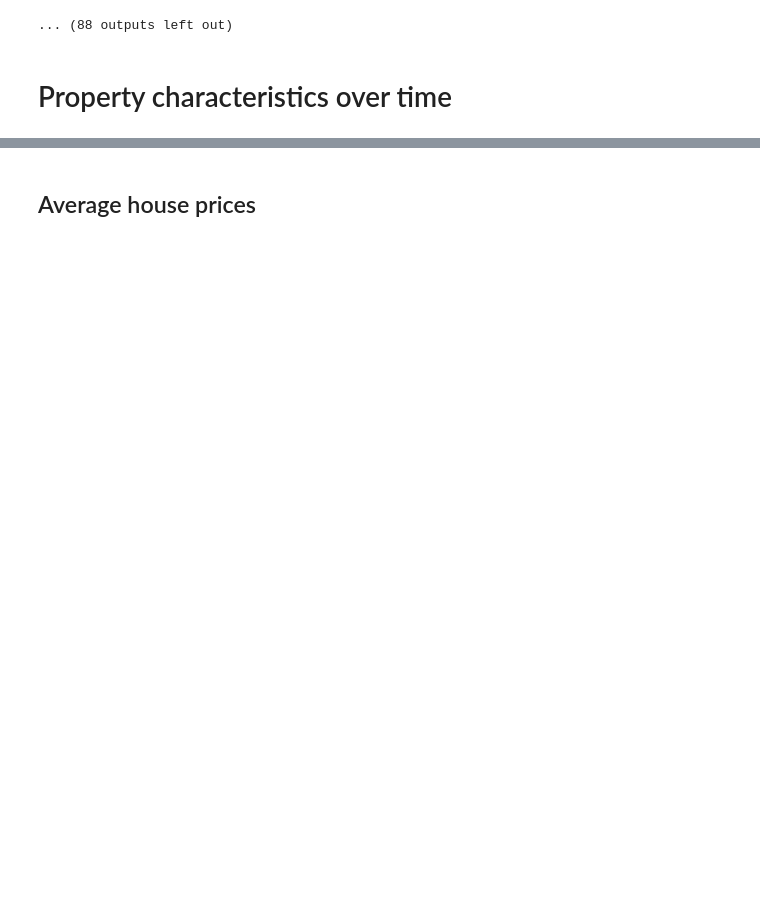
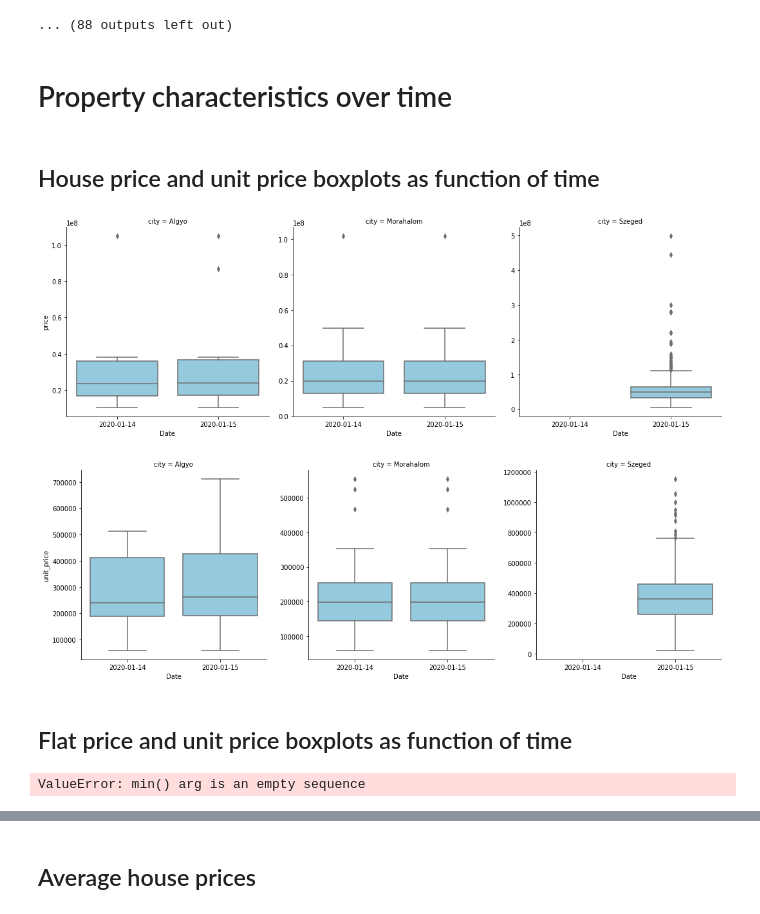
Before and after one commit to diveki/Property-finder, a Jupyter notebook: Summary_for_flats_template.ipynb, the cells around one changed output, grey strips where cells are left out. Saved outputs shown, nothing was run; the diff lists cells and outputs as text; code cells hidden in the pictures; blank space fills up the shorter version.

Commit message:
temporally evolving boxplot added

```diff
--- a/Summary_for_flats_template.ipynb
+++ b/Summary_for_flats_template.ipynb
@@ -30,3 +27,38 @@ Reloaded
 ... (88 outputs left out)
 # %% [markdown]
 # Property characteristics over time
+# %%
+# read data
+# list of results
+dir_list = os.listdir('Data')
+df = pd.DataFrame()
+cities = list(set([item[key] for item in search_params for key in item.keys() if key == 'city']))
+
+for item in dir_list:
+    pn = os.path.join('Data', item)
+    tmp = pd.read_excel(pn)
+    df = pd.concat([df, tmp], sort=False)
+# %%
+def boxplot_history(df, y='price', city='Szeged', prop_type='House', color='skyblue'):
+    if 'Date' not in df.columns:
+        raise KeyError('`Date` column has to be in your dataframe')
+    #tmp = df[(df.type==prop_type) & (df.city==city)].copy()
+    tmp = df[(df.type==prop_type)].copy()
+    tmp['Date'] = tmp['Date'].dt.strftime('%Y-%m-%d')
+    sns.catplot(x="Date", y=y, data=tmp, col='city',kind="box", sharey=False, color=color)
+    #sns.boxplot(x='Date', y=y, data=tmp, color='skyblue')
+# %% [markdown]
+## House price and unit price boxplots as function of time
+# %%
+boxplot_history(df, y='price')
+boxplot_history(df, y='unit_price')
+# %% [output]
+[figure, added]
+[figure, added]
+# %% [markdown]
+## Flat price and unit price boxplots as function of time
+# %%
+boxplot_history(df, y='price', prop_type='Flat')
+boxplot_history(df, y='unit_price', prop_type='Flat')
+# %% [output]
+ValueError: min() arg is an empty sequence
```
Also changed, not shown: parts of 15 cells of this notebook, 11 other files.
